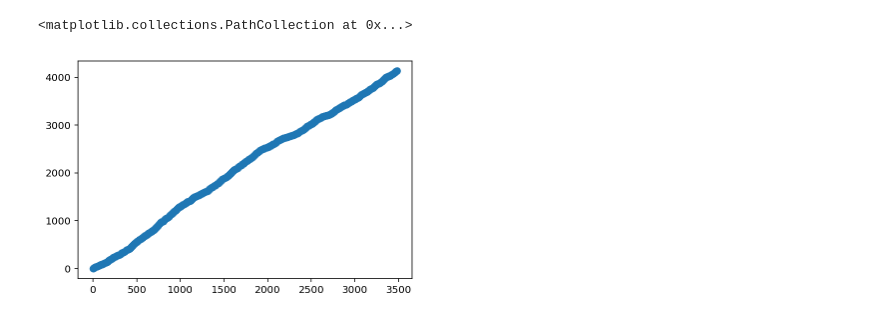
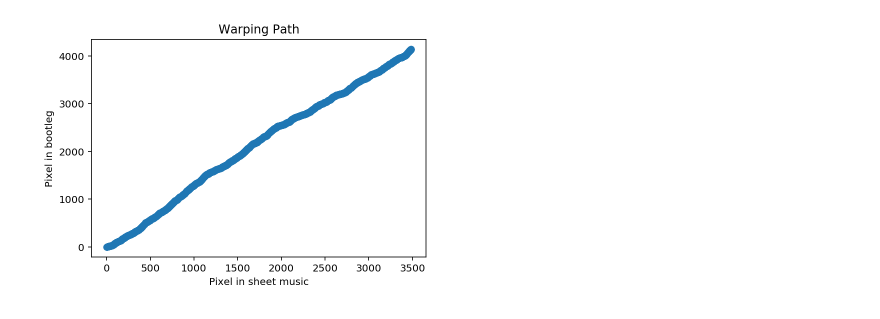
Before and after one commit to mjenrungrot/salience_sheet_following, a Jupyter notebook: 03_generateBootleg.ipynb, the cells around one changed output. Cells and saved outputs as stored; diff of their text form; code cells hidden in the pictures.

```diff
--- a/03_generateBootleg.ipynb
+++ b/03_generateBootleg.ipynb
@@ -263,6 +262,10 @@ for piece in tqdm_notebook(pieces[:2]):
     strips = extractStrips(mungos_per_page)
     strip_images = list(map(lambda x: convertMungoToImage(x[1], images[x[0]]), strips))
 
+    for strip_image in strip_images:
+        plt.imshow(strip_image, cmap='gray')
+        plt.show()
+
     # Extract staff lines
     staff_lines = []
     for strip_image in strip_images:
@@ -280,11 +283,6 @@ for piece in tqdm_notebook(pieces[:2]):
         # Compute note onsets
         spec = np.load(spec_file)
         onsets = computeOnsetLikelihood(spec)
-
-
-#         plt.figure("Spectrogram", figsize=(20, 7))
-#         plt.imshow(onsets[:,:] > 9 , cmap="jet", aspect="auto", origin="lower")
-#         plt.show()
 
         # analyze the strip
         total_length = sum(list(map(lambda x: x.shape[1], strip_images)))
@@ -310,7 +308,7 @@ for piece in tqdm_notebook(pieces[:2]):
             filt2d = get2DFilter(np.mean([np.abs(m1),np.abs(m2)]))
             blurred = convolve2d(zeroPadded, filt2d, 'same')
             stavesTemplate = np.matlib.repmat(np.median(strip, axis=1).reshape(-1,1), 1, blurred.shape[1])
-            withLines = np.clip(blurred + stavesTemplate, 0, 1)
+            withLines = np.clip(blurred + 0, 0, 1)
 
 #             plt.figure("Spectrogram", figsize=(16, 12))
 #             plt.imshow(withLines[:,:1000], aspect='auto')
@@ -380,6 +395,9 @@ plt.imshow(np.vstack((pan1[:,:1500], 1 - pan2[:,:1500])), aspect='auto', cmap='g
 # %%
 x, y = list(zip(*wp))
+plt.title('Warping Path')
 plt.scatter(x, y)
+plt.xlabel('Pixel in sheet music')
+plt.ylabel('Pixel in bootleg')
+plt.show()
 # %% [output]
-<matplotlib.collections.PathCollection at 0x...>
-[figure, old version]
+[figure, new version]
```
Also changed, not shown: parts of 7 cells of this notebook.
